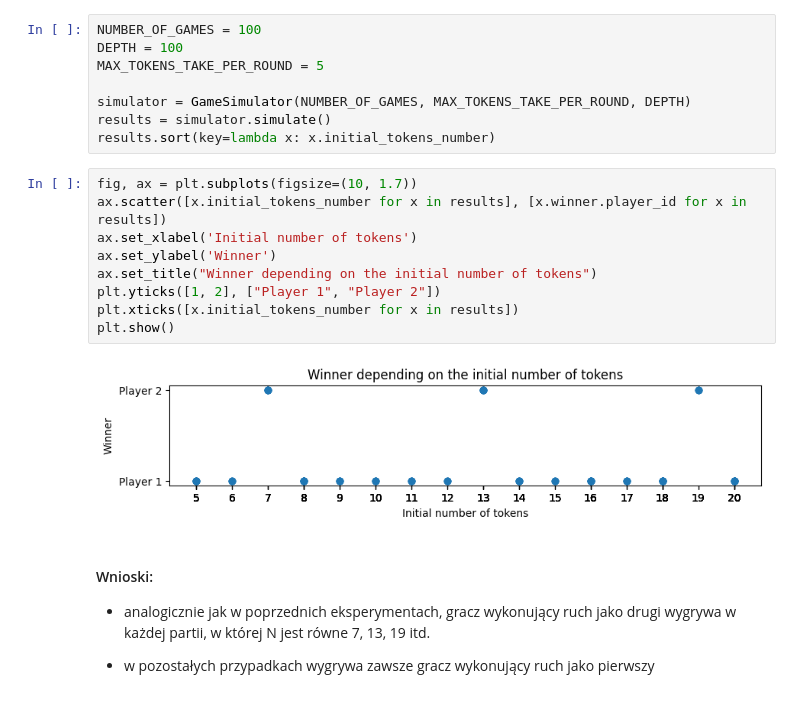
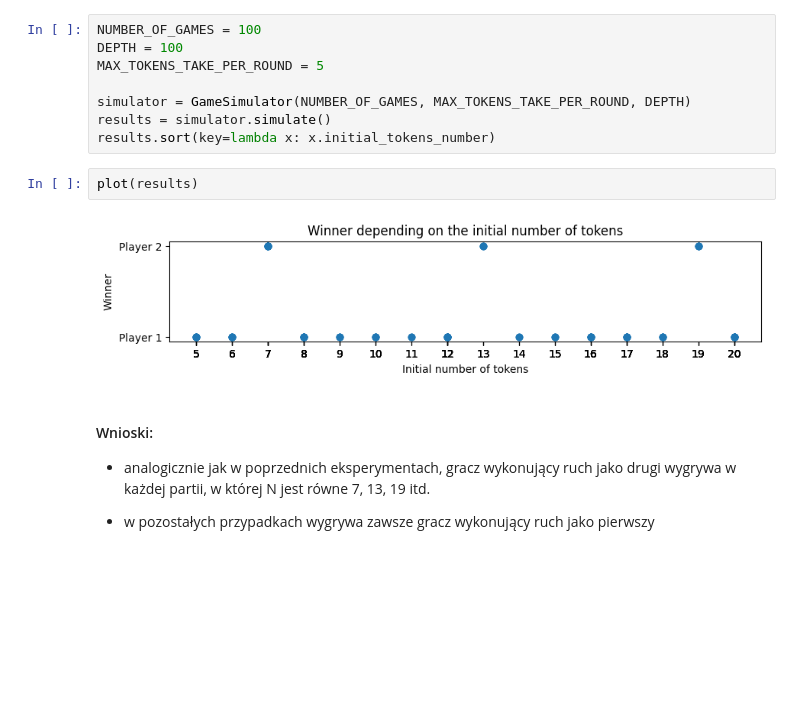
Before and after one commit to m-baj/wsi, a Jupyter notebook: lab3 - minimax/raport.ipynb, the cells around one changed output. Drawn from its saved outputs; the diff is of its cells as text; blank space fills up the shorter version.

```diff
--- a/lab3 - minimax/raport.ipynb
+++ b/lab3 - minimax/raport.ipynb
@@ -105,17 +91,10 @@ MAX_TOKENS_TAKE_PER_ROUND = 5
 simulator = GameSimulator(NUMBER_OF_GAMES, MAX_TOKENS_TAKE_PER_ROUND, DEPTH)
 results = simulator.simulate()
 results.sort(key=lambda x: x.initial_tokens_number)
-# %%
-fig, ax = plt.subplots(figsize=(10, 1.7))
-ax.scatter([x.initial_tokens_number for x in results], [x.winner.player_id for x in results])
-ax.set_xlabel('Initial number of tokens')
-ax.set_ylabel('Winner')
-ax.set_title("Winner depending on the initial number of tokens")
-plt.yticks([1, 2], ["Player 1", "Player 2"])
-plt.xticks([x.initial_tokens_number for x in results])
-plt.show()
-# %% [output]
-[figure, removed]
+# %%
+plot(results)
+# %% [output]
+[figure, added]
 # %% [markdown]
 #### Wnioski:
  - analogicznie jak w poprzednich eksperymentach, gracz wykonujący ruch jako drugi wygrywa w każdej partii, w której N jest równe 7, 13, 19 itd.
```
Also changed, not shown: parts of 27 cells of this notebook, 4 other files.
